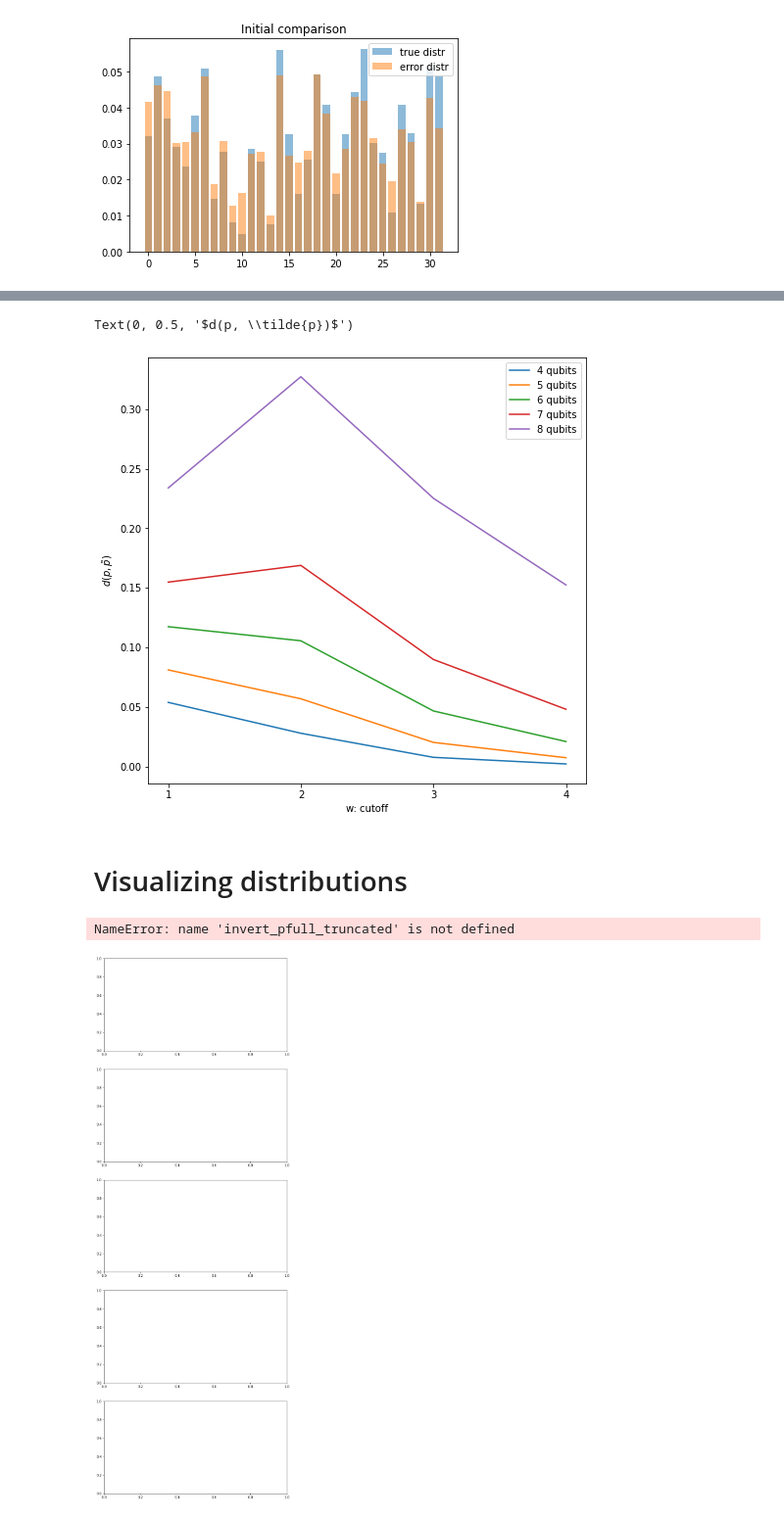
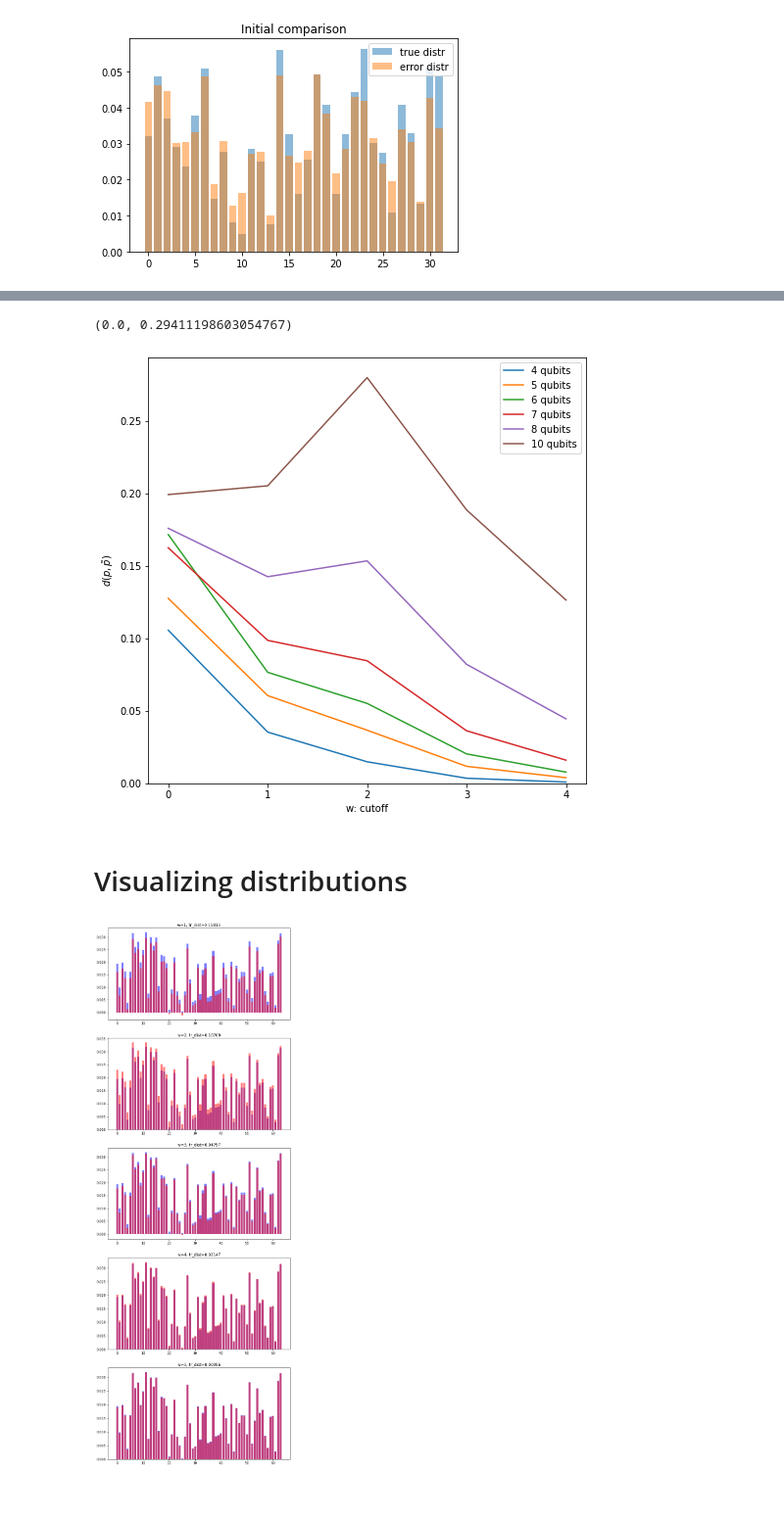
Before and after one commit to peterse/perturbative_readout_correction, a Jupyter notebook: make_accuracy_plot_1.ipynb, the cells around one changed output, grey strips where cells are left out. Shown at 98% size. Saved outputs shown, nothing was run; the diff lists cells and outputs as text; code cells hidden in the pictures.

Commit message:
working on p0 plot

```diff
--- a/make_accuracy_plot_1.ipynb
+++ b/make_accuracy_plot_1.ipynb
@@ -128,12 +128,12 @@ def trace_dist(a, b):
 # comparison = lambda x,y: scipy.stats.entropy(x,y)
 comparison = lambda x,y: trace_dist(x,y)
 
-q01_arr = [0.09, .07, 0.12, 0.08, 0.11, 0.06, 0.07, 0.11]
-q10_arr = [0.04, .03, .05, 0.04, 0.03, .05, .04, 0.06]
+q01_arr = np.asarray([0.09, .07, 0.12, 0.08, 0.11, 0.06, 0.07, 0.11, 0.05, 0.08]) / 1.5
+q10_arr = np.asarray([0.04, .03, .05, 0.04, 0.03, .05, .04, 0.06, 0.05, 0.03]) / 1.5
 # wvals = list(range(1, 5))
 # nqubits_lst = list(range(4,8))
 wvals = [1, 2, 3, 4]
-nqubits_lst = [4, 5, 6, 7, 8]
+nqubits_lst = [4, 5, 6, 7, 8, 10]
 
 # Baseline contains the uncorrected distribution comparison to ptrue
 baseline = np.zeros(len(nqubits_lst))
@@ -154,47 +170,49 @@ for j, n_qubits in enumerate(nqubits_lst):
 # %%
+all_outcomes = np.vstack((baseline, outcomes))
+x = [0] + wvals
 leglabs = [f"{x} qubits" for x in nqubits_lst]
 
 fig, ax = plt.subplots(1, 1, figsize=(8, 8))
-for y, label in zip(outcomes.T, leglabs):
-    ax.plot(wvals, y, label=label)
+for y, label in zip(all_outcomes.T, leglabs):
+    ax.plot(x, y, label=label)
 # axes.plot([0] + wvals, outcomes, labels=nqubits_lst)
 ax.legend()
 ax.set_xlabel("w: cutoff")
-ax.set_xticks(wvals)
-ax.set_xticklabels(wvals)
+ax.set_xticks(x)
+ax.set_xticklabels(x)
 ax.set_ylabel(r"$d(p, \tilde{p})$")
+ax.set_ylim(0, ax.get_ylim()[1])
 # %% [output]
-Text(0, 0.5, '$d(p, \\tilde{p})$')
+(0.0, 0.29411198603054767)
-[figure, old version]
+[figure, new version]
 # %% [markdown]
 # Visualizing distributions
 # %%
 n_qubits = 6
 q01_arr = [0.09, .07, 0.12, 0.08, 0.11, 0.06, 0.07, 0.11]
 q10_arr = [0.04, .03, .05, 0.04, 0.03, .05, .04, 0.06]
 R = response_matrix.Rmatrix(q01_arr[:n_qubits], q10_arr[:n_qubits])
 Rinv = np.linalg.inv(R)
 p_true = make_random(n_qubits)
 p_prime = R @ p_true
 x = np.arange(1 << n_qubits)
 
 wvals = [1, 2, 3, 4, 5]
 
 fig, axes = plt.subplots(len(wvals), 1, figsize=(10, 30))
 kl_divs = []
 
 for k, w in enumerate(wvals):
     # Empirically i observe that w1,w2 changing independently has little effect on performance
-    p_fixed = invert_pfull_truncated(R, p_prime, w1=w, w2=w)
+    p_fixed = response_matrix.invert_pfull_truncated(R, p_prime, w1=w, w2=w)
     axes[k].bar(x, p_true, alpha=0.5, label="true distr", color='b')
     axes[k].bar(x, p_fixed, alpha=0.5, label="fixed distr", color='r')
 
     kl_div = trace_dist(p_fixed, p_true)
     axes[k].set_title(f"w={w}, tr_dist={kl_div:3.5f}")
     kl_divs.append(kl_div)
 # %% [output]
-NameError: name 'invert_pfull_truncated' is not defined
-[figure, old version]
+[figure, new version]
 # %%
 # Plot KL-div as a function of increasing cutoff
 plt.style.use('./style.mplstyle')
```
Also changed, not shown: parts of 2 cells of this notebook, 1 other file.
